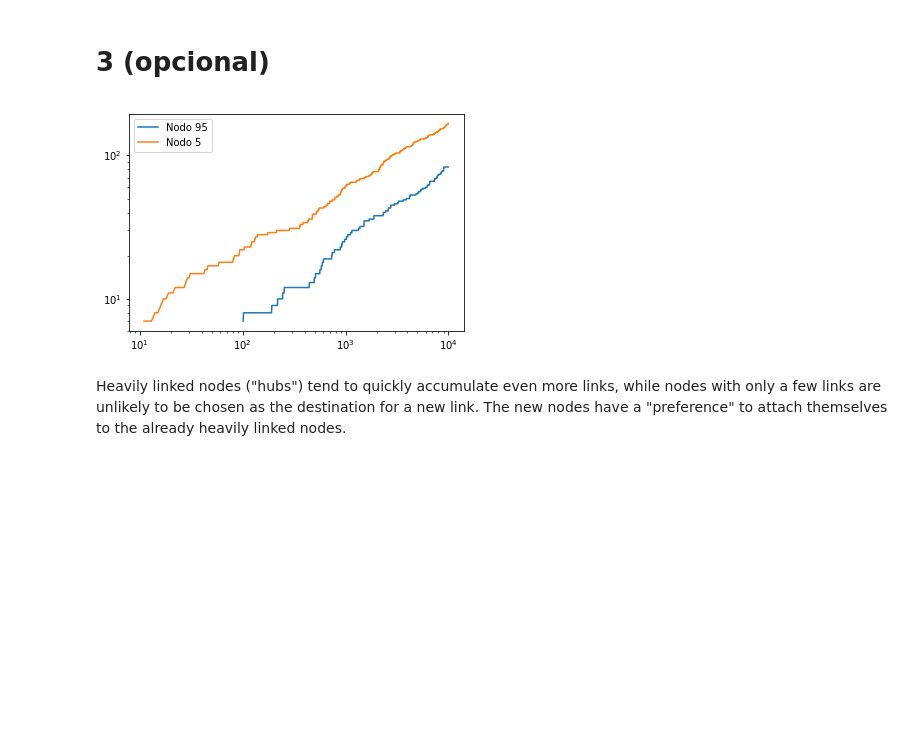
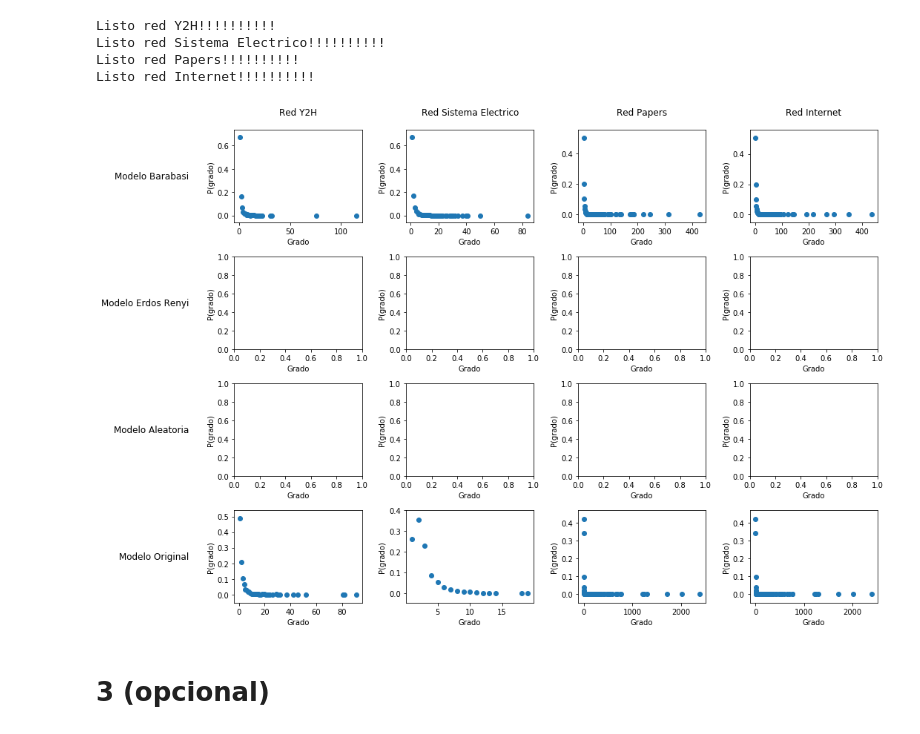
Before and after one commit to LunaKadysz/Redes, a Jupyter notebook: TPC_02/TPC_02_meli.ipynb, the cells around one changed output. Saved outputs shown, nothing was run; the diff lists cells and outputs as text; code cells hidden in the pictures; blank space fills up the shorter version.

```diff
--- a/TPC_02/TPC_02_meli.ipynb
+++ b/TPC_02/TPC_02_meli.ipynb
@@ -91,3 +207,58 @@ plt.show()
+# %%
+for red in Grafo_dict:
+    n = Grafo_dict[red]['Nodos']
+    m = Grafo_dict[red]['Enlaces']
+    Grafo_dict[red]["Barabasi"] = Red_barabasi(n,m)
+
+    #Grafo_dict[red]["Erdos Renyi"] = Red_ErdosRenyi(n,m)
+    #Grafo_dict[red]["Aleatoria"] = Red_aleatoria(n,m)
+
+    print(f'Listo red {red}!')
+# %% [output]
+Listo red Y2H!!!!!!!!!!
+Listo red Sistema Electrico!!!!!!!!!!
+Listo red Papers!!!!!!!!!!
+Listo red Internet!!!!!!!!!!
+# %%
+def distribucion_grado_normal_meli(red):
+    Grados = red.degree()
+    lista_grados= [val for (node, val) in Grados]
+    hist,binedges = np.histogram(lista_grados,density=True,bins=max(lista_grados))
+    bincenters = np.round(np.mean(np.vstack([binedges[0:-1],binedges[1:]]), axis=0))
+    Hist = np.array((bincenters,hist)).T
+    Hist = np.array([i for i in Hist if i[1]*1 != 0.0]).T #me saco de encima los grados con P_{k} = 0
+
+    return Hist[0],Hist[1]
+# %%
+fig, axes = plt.subplots(nrows = 4,ncols = len(Grafo_dict), figsize=(15, 10))
+plt.setp(axes.flat, xlabel='Grado', ylabel='P(grado)')
+cols = [f'Red {red}' for red in Grafo_dict]
+rows = ['Modelo {}'.format(row) for row in ['Barabasi', 'Erdos Renyi', 'Aleatoria', 'Original']]
+
+pad = 20
+for ax, col in zip(axes[0], cols):
+    ax.annotate(col, xy=(0.5, 1), xytext=(0, pad),
+                xycoords='axes fraction', textcoords='offset points',
+                size='large', ha='center', va='baseline')
+
+for ax, row in zip(axes[:,0], rows):
+    ax.annotate(row, xy=(0, 0.5), xytext=(-ax.yaxis.labelpad - pad, 0),
+                xycoords=ax.yaxis.label, textcoords='offset points',
+                size='large', ha='right', va='center')
+
+for i,red in enumerate(Grafo_dict):
+    x0,y0 = distribucion_grado_normal_meli(Grafo_dict[red]['Barabasi'])
+    #x1, y1 = distribucion_grado_normal_meli(Grafo_dict[red]['Erdos Reyni'])
+    #x2, y2 = distribucion_grado_normal_meli(Grafo_dict[red]['Aleatoria'])
+    x3, y3 = distribucion_grado_normal_meli(Grafo_dict[red]['Grafo'])
+    axes[0,i].scatter(x0,y0)
+    #axes[1,i].scatter(x1,y1)
+    #axes[2,i].scatter(x2,y2)
+    axes[3,i].scatter(x3,y3)
+
+plt.tight_layout()
+# %% [output]
+[figure, added]
 # %% [markdown]
 # 3 (opcional)
 # %%
@@ -150,9 +318,0 @@ Network_3, grado_5, grado_95 = barabasi_mod(7,10000)
-# %%
-plt.loglog(list(range(6 + 95, 10000)),grado_95, label = "Nodo 95")
-plt.loglog(list(range(6 + 5, 10000)), grado_5, label = "Nodo 5")
-plt.legend()
-plt.show()
-# %% [output]
-[figure, removed]
-# %% [markdown]
-Heavily linked nodes ("hubs") tend to quickly accumulate even more links, while nodes with only a few links are unlikely to be chosen as the destination for a new link. The new nodes have a "preference" to attach themselves to the already heavily linked nodes.
```
Also changed, not shown: parts of 19 cells of this notebook.
